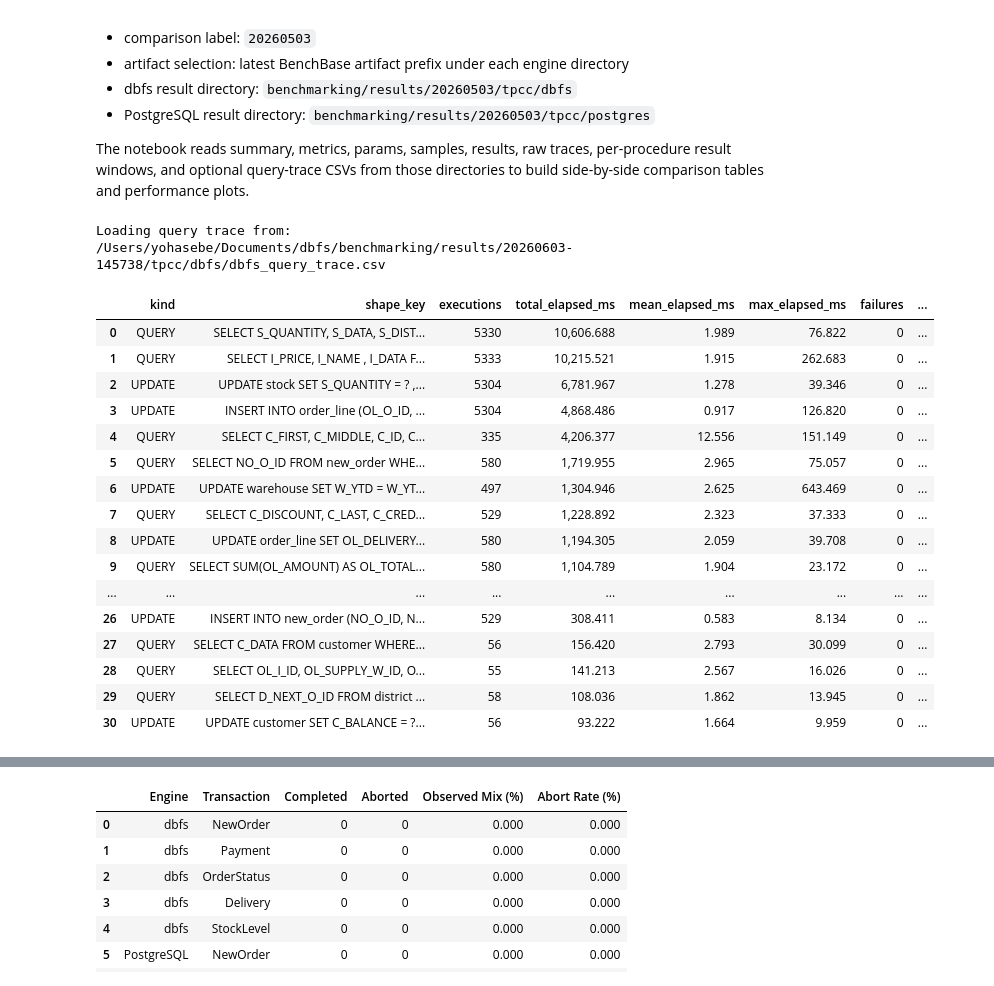
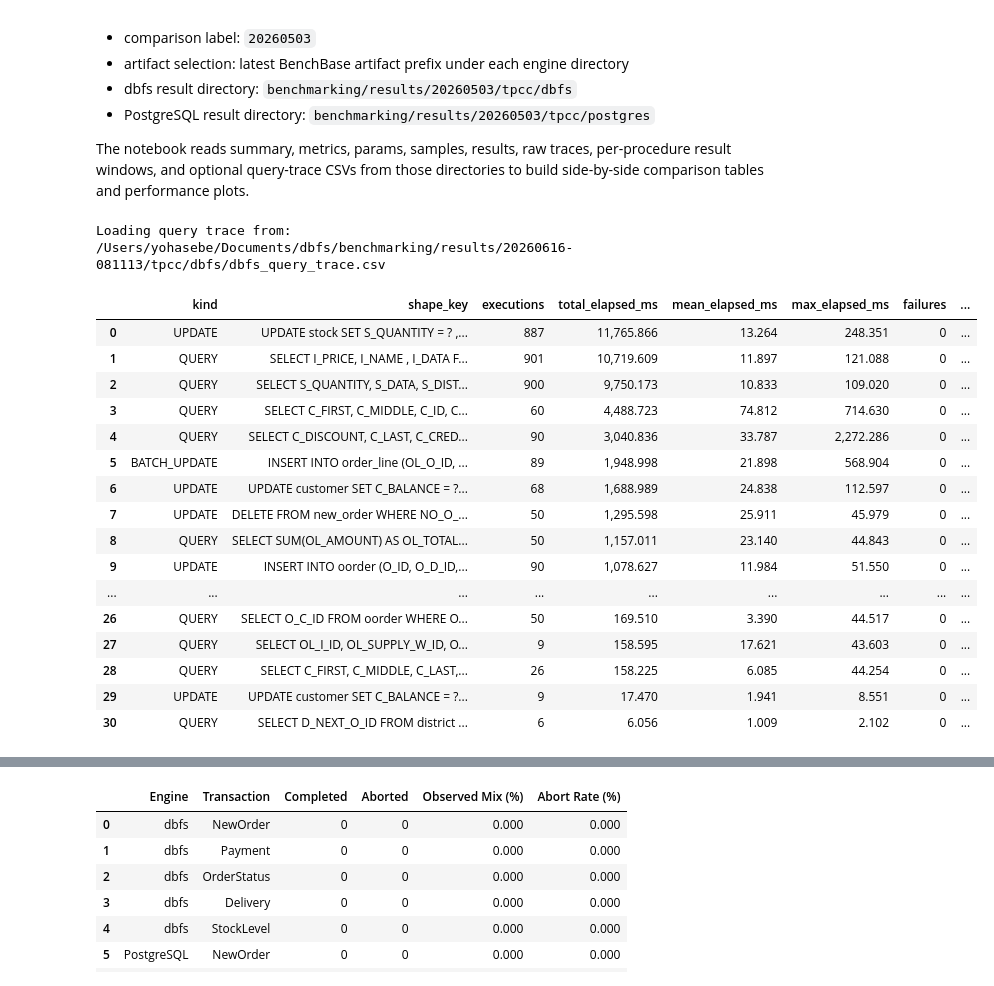
Before and after one commit to yohaku999/oltp_fs, a Jupyter notebook: benchmarking/notebooks/tpcc_dbfs_vs_postgres_basic_comparison.ipynb, the cells around one changed output, grey strips where cells are left out. Saved outputs shown, nothing was run; the diff lists cells and outputs as text; code cells hidden in the pictures.

```diff
--- a/benchmarking/notebooks/tpcc_dbfs_vs_postgres_basic_comparison.ipynb
+++ b/benchmarking/notebooks/tpcc_dbfs_vs_postgres_basic_comparison.ipynb
@@ -21,8 +21,10 @@ from IPython.display import display
 plt.style.use('ggplot')
 pd.set_option('display.float_format', lambda value: f'{value:,.3f}')
 
+# comparison_root = Path(
+#     '/Users/yohasebe/Documents/dbfs/benchmarking/results/20260606-152831/tpcc')
 comparison_root = Path(
-    '/Users/yohasebe/Documents/dbfs/benchmarking/results/20260603-145738/tpcc')
+    '/Users/yohasebe/Documents/dbfs/benchmarking/results/20260616-081113/tpcc')
 
 # Query trace viewer (early stage - works without metrics.json)
 # 最新のベンチマーク結果から dbfs_query_trace.csv を探して表示
@@ -35,50 +37,50 @@ latest_trace_path = None
 
 for timestamp_dir in sorted(results_root.glob('**/tpcc/dbfs'), reverse=True):
     trace_path = timestamp_dir / 'dbfs_query_trace.csv'
     if trace_path.exists():
         latest_timestamp = timestamp_dir.parent.parent.name
         latest_trace_path = trace_path
         break
 
 if latest_trace_path:
     print(f"Loading query trace from: {latest_trace_path}")
     query_trace_df = pd.read_csv(latest_trace_path)
 
     # total_elapsed_us で降順ソート
     query_trace_sorted = query_trace_df.sort_values('total_elapsed_us',
                                                     ascending=False)
 
     # usをmsに変換して見やすく
     display_df = query_trace_sorted.copy()
     display_df['total_elapsed_ms'] = display_df['total_elapsed_us'] / 1000
     display_df['mean_elapsed_ms'] = display_df['mean_elapsed_us'] / 1000
     display_df['max_elapsed_ms'] = display_df['max_elapsed_us'] / 1000
 
     display(display_df[[
         'kind', 'shape_key', 'executions', 'total_elapsed_ms',
         'mean_elapsed_ms', 'max_elapsed_ms', 'failures', 'last_error_type'
     ]])
 else:
     print("No dbfs_query_trace.csv found in recent results")
 # %% [output]
-Loading query trace from: /Users/yohasebe/Documents/dbfs/benchmarking/results/20260603-145738/tpcc/dbfs/dbfs_query_trace.csv
+Loading query trace from: /Users/yohasebe/Documents/dbfs/benchmarking/results/20260616-081113/tpcc/dbfs/dbfs_query_trace.csv
 |  | kind | shape_key | executions | total_elapsed_ms | mean_elapsed_ms | max_elapsed_ms | failures | ... |
-| 0 | QUERY | SELECT S_QUANTITY, S_DATA, S_DIST... | 5330 | 10,606.688 | 1.989 | 76.822 | 0 | ... |
-| 1 | QUERY | SELECT I_PRICE, I_NAME , I_DATA F... | 5333 | 10,215.521 | 1.915 | 262.683 | 0 | ... |
-| 2 | UPDATE | UPDATE stock SET S_QUANTITY = ? ,... | 5304 | 6,781.967 | 1.278 | 39.346 | 0 | ... |
-| 3 | UPDATE | INSERT INTO order_line (OL_O_ID, ... | 5304 | 4,868.486 | 0.917 | 126.820 | 0 | ... |
-| 4 | QUERY | SELECT C_FIRST, C_MIDDLE, C_ID, C... | 335 | 4,206.377 | 12.556 | 151.149 | 0 | ... |
-| 5 | QUERY | SELECT NO_O_ID FROM new_order WHE... | 580 | 1,719.955 | 2.965 | 75.057 | 0 | ... |
-| 6 | UPDATE | UPDATE warehouse SET W_YTD = W_YT... | 497 | 1,304.946 | 2.625 | 643.469 | 0 | ... |
-| 7 | QUERY | SELECT C_DISCOUNT, C_LAST, C_CRED... | 529 | 1,228.892 | 2.323 | 37.333 | 0 | ... |
-| 8 | UPDATE | UPDATE order_line SET OL_DELIVERY... | 580 | 1,194.305 | 2.059 | 39.708 | 0 | ... |
-| 9 | QUERY | SELECT SUM(OL_AMOUNT) AS OL_TOTAL... | 580 | 1,104.789 | 1.904 | 23.172 | 0 | ... |
+| 0 | UPDATE | UPDATE stock SET S_QUANTITY = ? ,... | 887 | 11,765.866 | 13.264 | 248.351 | 0 | ... |
+| 1 | QUERY | SELECT I_PRICE, I_NAME , I_DATA F... | 901 | 10,719.609 | 11.897 | 121.088 | 0 | ... |
+| 2 | QUERY | SELECT S_QUANTITY, S_DATA, S_DIST... | 900 | 9,750.173 | 10.833 | 109.020 | 0 | ... |
+| 3 | QUERY | SELECT C_FIRST, C_MIDDLE, C_ID, C... | 60 | 4,488.723 | 74.812 | 714.630 | 0 | ... |
+| 4 | QUERY | SELECT C_DISCOUNT, C_LAST, C_CRED... | 90 | 3,040.836 | 33.787 | 2,272.286 | 0 | ... |
+| 5 | BATCH_UPDATE | INSERT INTO order_line (OL_O_ID, ... | 89 | 1,948.998 | 21.898 | 568.904 | 0 | ... |
+| 6 | UPDATE | UPDATE customer SET C_BALANCE = ?... | 68 | 1,688.989 | 24.838 | 112.597 | 0 | ... |
+| 7 | UPDATE | DELETE FROM new_order WHERE NO_O_... | 50 | 1,295.598 | 25.911 | 45.979 | 0 | ... |
+| 8 | QUERY | SELECT SUM(OL_AMOUNT) AS OL_TOTAL... | 50 | 1,157.011 | 23.140 | 44.843 | 0 | ... |
+| 9 | UPDATE | INSERT INTO oorder (O_ID, O_D_ID,... | 90 | 1,078.627 | 11.984 | 51.550 | 0 | ... |
 | ... | ... | ... | ... | ... | ... | ... | ... | ... |
-| 26 | UPDATE | INSERT INTO new_order (NO_O_ID, N... | 529 | 308.411 | 0.583 | 8.134 | 0 | ... |
-| 27 | QUERY | SELECT C_DATA FROM customer WHERE... | 56 | 156.420 | 2.793 | 30.099 | 0 | ... |
-| 28 | QUERY | SELECT OL_I_ID, OL_SUPPLY_W_ID, O... | 55 | 141.213 | 2.567 | 16.026 | 0 | ... |
-| 29 | QUERY | SELECT D_NEXT_O_ID FROM district ... | 58 | 108.036 | 1.862 | 13.945 | 0 | ... |
-| 30 | UPDATE | UPDATE customer SET C_BALANCE = ?... | 56 | 93.222 | 1.664 | 9.959 | 0 | ... |
+| 26 | QUERY | SELECT O_C_ID FROM oorder WHERE O... | 50 | 169.510 | 3.390 | 44.517 | 0 | ... |
+| 27 | QUERY | SELECT OL_I_ID, OL_SUPPLY_W_ID, O... | 9 | 158.595 | 17.621 | 43.603 | 0 | ... |
+| 28 | QUERY | SELECT C_FIRST, C_MIDDLE, C_LAST,... | 26 | 158.225 | 6.085 | 44.254 | 0 | ... |
+| 29 | UPDATE | UPDATE customer SET C_BALANCE = ?... | 9 | 17.470 | 1.941 | 8.551 | 0 | ... |
+| 30 | QUERY | SELECT D_NEXT_O_ID FROM district ... | 6 | 6.056 | 1.009 | 2.102 | 0 | ... |
 # %%
 run_configs = {
     'dbfs': {
```
Also changed, not shown: parts of 12 cells of this notebook, 14 other files.
